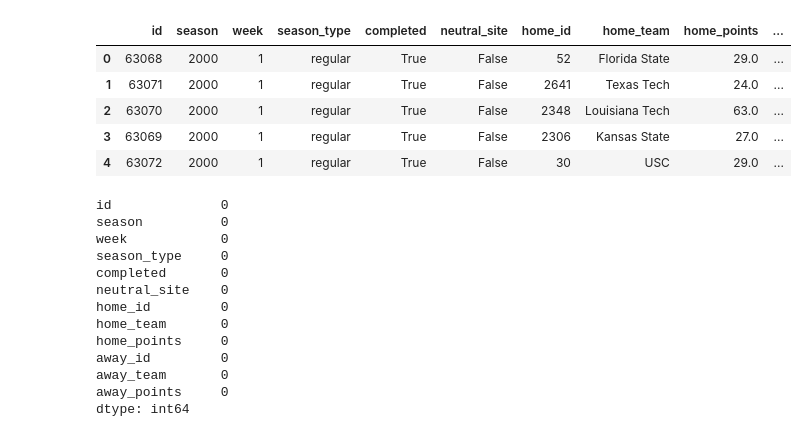
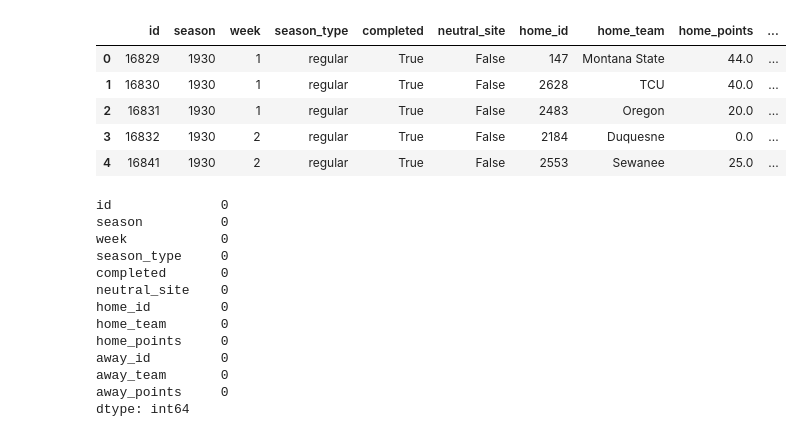
Before and after one commit to lneuendorf/4th-down-models, a Jupyter notebook: notebooks/elo.ipynb, the cells around one changed output. Cells and saved outputs as stored; diff of their text form; code cells hidden in the pictures.

```diff
--- a/notebooks/elo.ipynb
+++ b/notebooks/elo.ipynb
@@ -16,3 +16,5 @@ with open("../config.json") as f:
     configuration = cfbd.Configuration(
         access_token = json.load(f)["CFBD_API_KEY"]
     )
+# %%
+YEARS = range(1930, 2025)
@@ -19,46 +28,28 @@ with open("../config.json") as f:
 # %%
-def convert_to_snake_case(cols):
-    cols_new = []
-    for c in cols:
-        s1 = re.sub('(.)([A-Z][a-z]+)', r'\1_\2', c)
-        cols_new.append(re.sub('([a-z0-9])([A-Z])', r'\1_\2', s1).lower())
-    return cols_new
-
-# load games data for years 2000 to 2024
+# Load games data
 all_games = []
 with cfbd.ApiClient(configuration) as api_client:
     api_instance = cfbd.GamesApi(api_client)
-    for year in tqdm(range(2000, 2024 + 1), desc="Loading games data"):
+    for year in tqdm(YEARS, desc="Loading games data"):
         games = api_instance.get_games(year=year)
         df_games = pd.DataFrame([game.to_dict() for game in games])
         df_games.columns = convert_to_snake_case(df_games.columns)
         game_cols = ['id','season','week','season_type','completed','neutral_site',
-                    #  'home_id','home_team','home_conference','home_points','home_classification',
-                    #  'away_id','away_team','away_conference','away_points','away_classification']
                     'home_id','home_team','home_points',
                     'away_id','away_team','away_points']
         df_games = df_games[game_cols]
         df_games['season_type'] = df_games['season_type'].apply(lambda x: x.value)
-        # def get_division(division):
-        #     try:
-        #         return division.value
-        #     except AttributeError:
-        #         return np.nan
-        # df_games['away_division'] = df_games['away_classification'].apply(get_division)
-        # df_games['home_division'] = df_games['home_classification'].apply(get_division)
-        # df_games.drop(columns=['away_classification','home_classification'], inplace = True)
         all_games.append(df_games)
 
-# concatenate all dataframes
 df_games = pd.concat(all_games, ignore_index=True).query("completed == True").reset_index(drop=True)
 df_games.head()
 # %% [output]
 |  | id | season | week | season_type | completed | neutral_site | home_id | home_team | home_points | ... |
-| 0 | 63068 | 2000 | 1 | regular | True | False | 52 | Florida State | 29.0 | ... |
-| 1 | 63071 | 2000 | 1 | regular | True | False | 2641 | Texas Tech | 24.0 | ... |
-| 2 | 63070 | 2000 | 1 | regular | True | False | 2348 | Louisiana Tech | 63.0 | ... |
-| 3 | 63069 | 2000 | 1 | regular | True | False | 2306 | Kansas State | 27.0 | ... |
-| 4 | 63072 | 2000 | 1 | regular | True | False | 30 | USC | 29.0 | ... |
+| 0 | 16829 | 1930 | 1 | regular | True | False | 147 | Montana State | 44.0 | ... |
+| 1 | 16830 | 1930 | 1 | regular | True | False | 2628 | TCU | 40.0 | ... |
+| 2 | 16831 | 1930 | 1 | regular | True | False | 2483 | Oregon | 20.0 | ... |
+| 3 | 16832 | 1930 | 2 | regular | True | False | 2184 | Duquesne | 0.0 | ... |
+| 4 | 16841 | 1930 | 2 | regular | True | False | 2553 | Sewanee | 25.0 | ... |
 # %%
 df_games.isna().sum()
 # %% [output]
```
Also changed, not shown: parts of 18 cells of this notebook, 3 other files.
